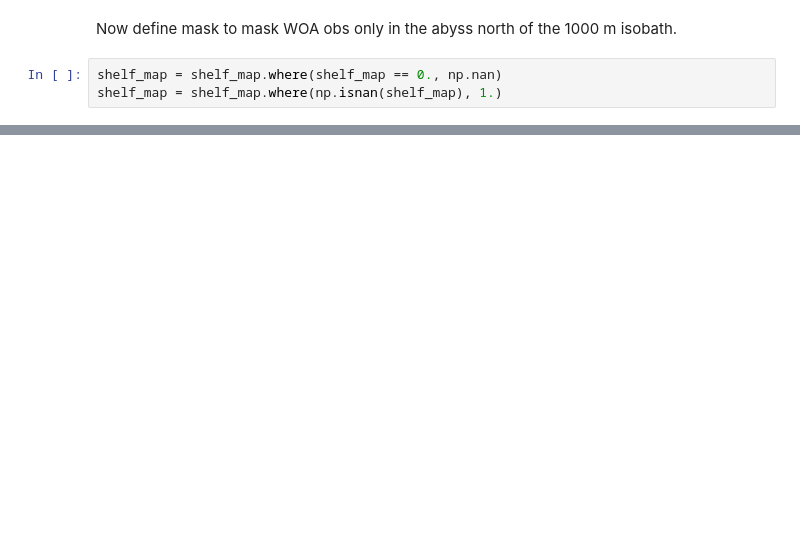
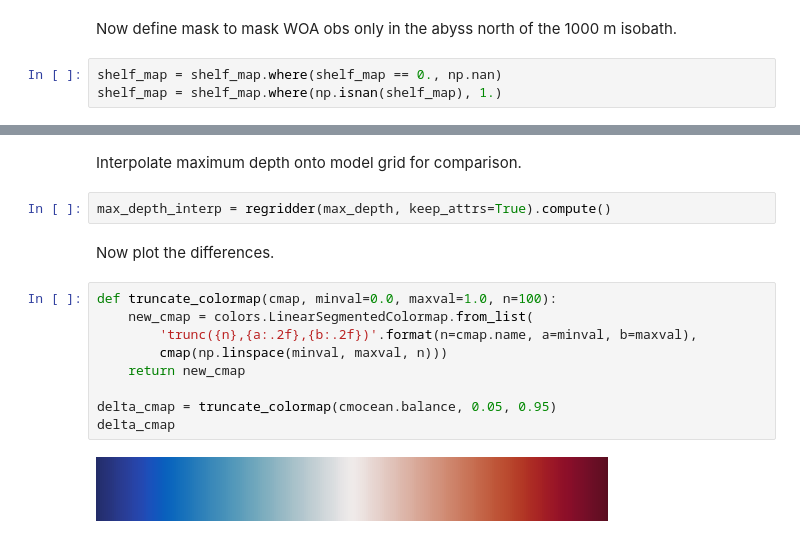
Before and after one commit to pedrocol/basal_mom5-collaborative-project, a Jupyter notebook: notebooks/figures/Figure_bottom_T-S_obs_comparison.ipynb, the cells around one changed output, grey strips where cells are left out. Saved outputs shown, nothing was run; the diff lists cells and outputs as text; blank space fills up the shorter version.

```diff
--- a/notebooks/figures/Figure_bottom_T-S_obs_comparison.ipynb
+++ b/notebooks/figures/Figure_bottom_T-S_obs_comparison.ipynb
@@ -591,0 +811,17 @@ plt.show()
+# %% [markdown]
+Interpolate maximum depth onto model grid for comparison.
+# %%
+max_depth_interp = regridder(max_depth, keep_attrs=True).compute()
+# %% [markdown]
+Now plot the differences.
+# %%
+def truncate_colormap(cmap, minval=0.0, maxval=1.0, n=100):
+    new_cmap = colors.LinearSegmentedColormap.from_list(
+        'trunc({n},{a:.2f},{b:.2f})'.format(n=cmap.name, a=minval, b=maxval),
+        cmap(np.linspace(minval, maxval, n)))
+    return new_cmap
+
+delta_cmap = truncate_colormap(cmocean.balance, 0.05, 0.95)
+delta_cmap
+# %% [output]
+[figure, added]
```
Also changed, not shown: parts of 55 cells of this notebook, 1 other file.
